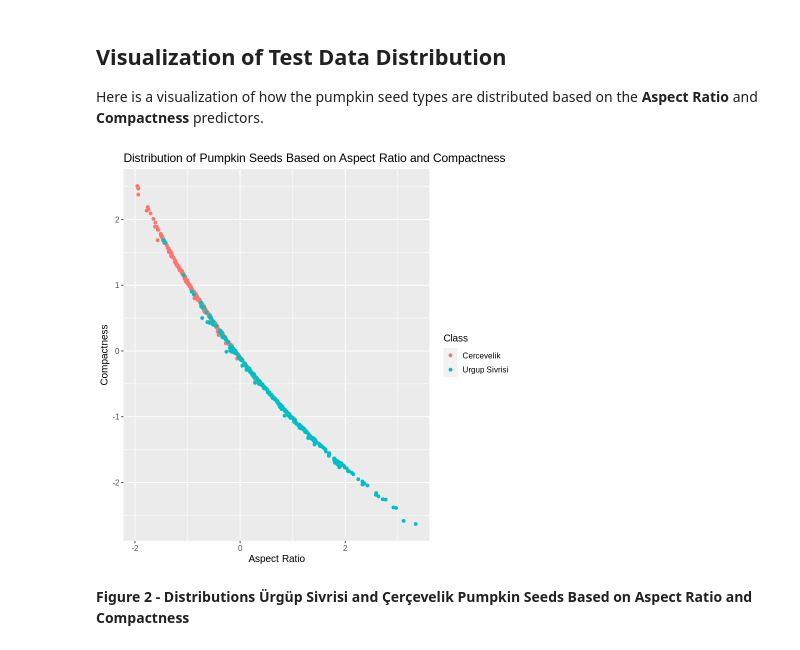
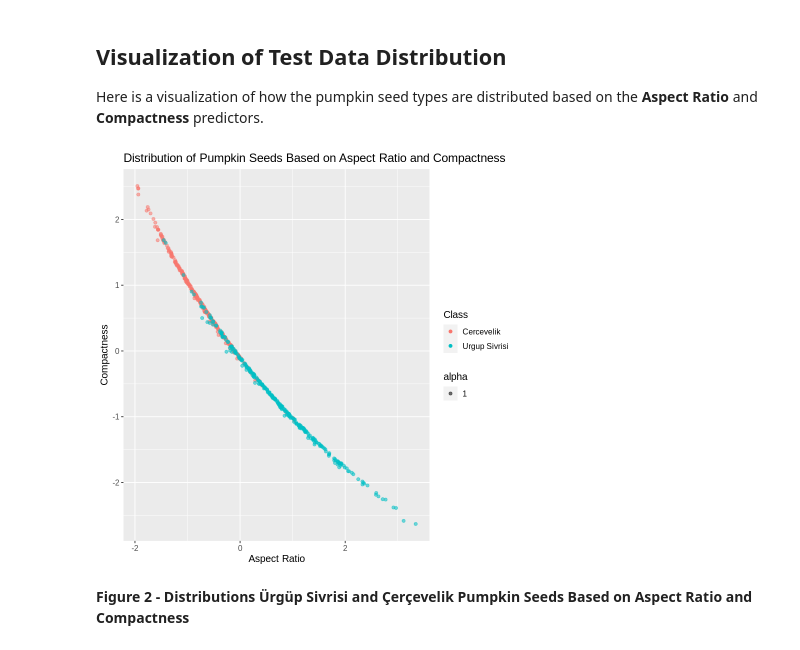
Before and after one commit to luevrata/pumpkin_seeds_data, a Jupyter notebook: Final Project Submission.ipynb, the cells around one changed output. Saved outputs shown, nothing was run; the diff lists cells and outputs as text; code cells hidden in the pictures.

Commit message:
Added alpha to graph

```diff
--- a/Final Project Submission.ipynb
+++ b/Final Project Submission.ipynb
@@ -107,14 +107,14 @@ Here is a visualization of how the pumpkin seed types are distributed based on t
 # %%
 pumpkin_test_scaled <- pumpkin_test %>% mutate(across(Area:Compactness, scale))
 
-pumpkin_plot <- ggplot(pumpkin_test_scaled, aes(x = Aspect_Ration, Compactness, color = Class)) +
+pumpkin_plot <- ggplot(pumpkin_test_scaled, aes(x = Aspect_Ration, Compactness, color = Class, alpha = 1)) +
                 geom_point() +
                 labs(x = "Aspect Ratio", y = "Compactness") +
                 ggtitle("Distribution of Pumpkin Seeds Based on Aspect Ratio and Compactness") +
                 theme(text = element_text(size = 12))
 pumpkin_plot
 # %% [output]
-[figure, old version]
+[figure, new version]
 # %% [markdown]
 **Figure 2 - Distributions Ürgüp Sivrisi and Çerçevelik Pumpkin Seeds Based on Aspect Ratio and Compactness**
 # %% [markdown]
```
